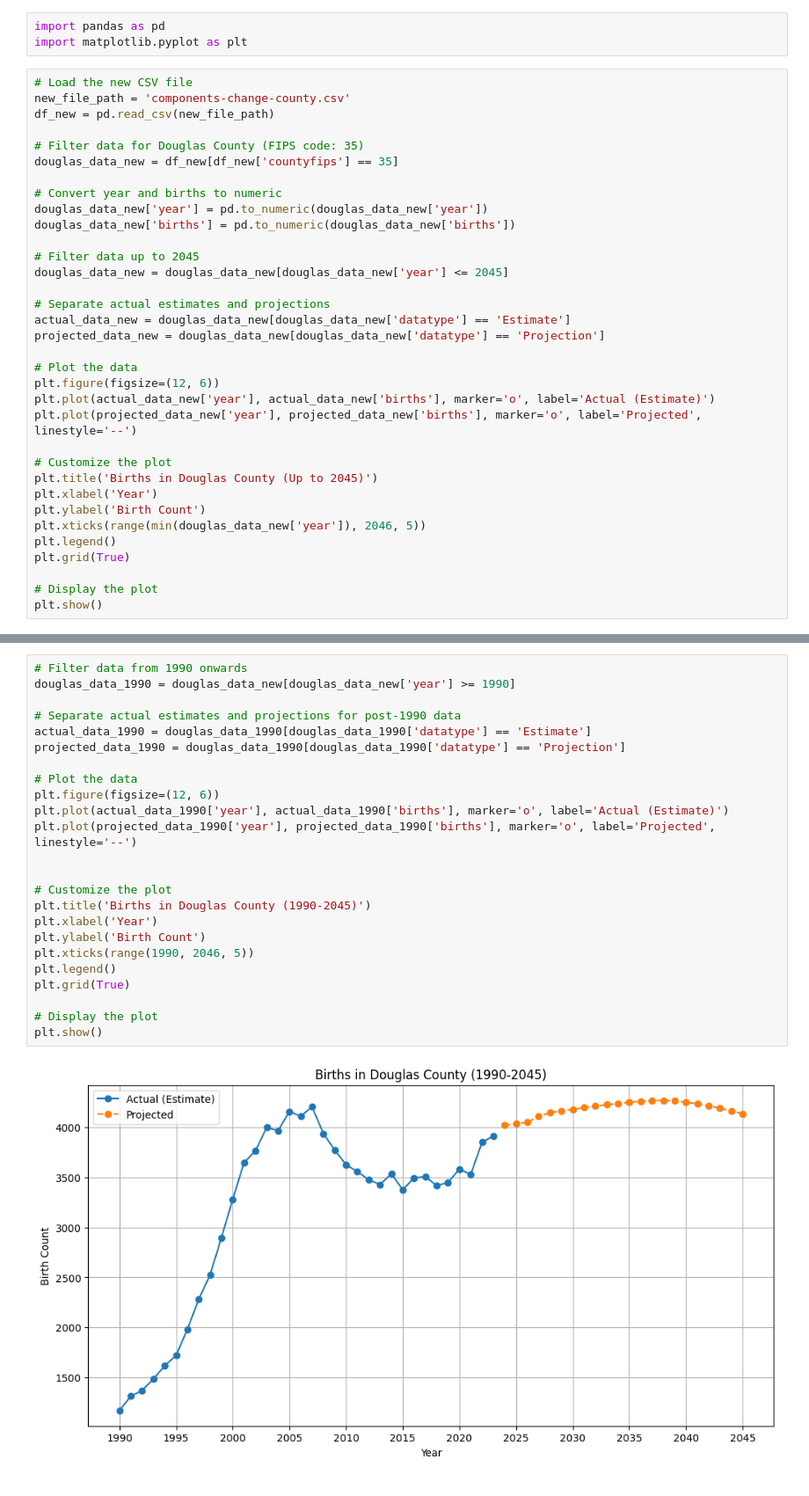
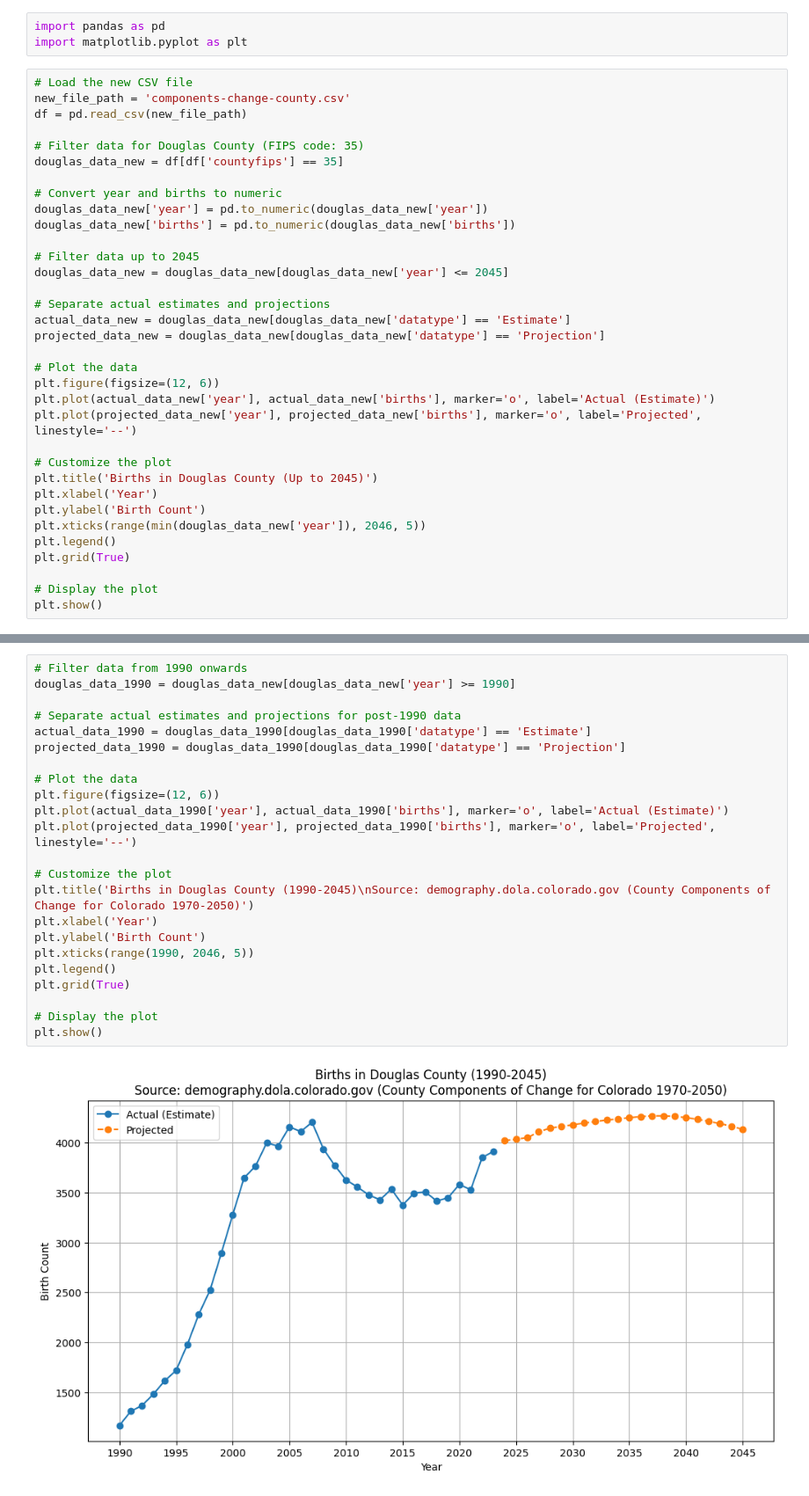
Before and after one commit to DavidNix/dougco-truth, a Jupyter notebook: analysis.ipynb, the cells around one changed output, grey strips where cells are left out. Shown: that part at 88% size. Drawn from its saved outputs; the diff is of its cells as text.

```diff
--- a/analysis.ipynb
+++ b/analysis.ipynb
@@ -4,10 +4,10 @@ import matplotlib.pyplot as plt
 # %%
 # Load the new CSV file
 new_file_path = 'components-change-county.csv'
-df_new = pd.read_csv(new_file_path)
+df = pd.read_csv(new_file_path)
 
 # Filter data for Douglas County (FIPS code: 35)
-douglas_data_new = df_new[df_new['countyfips'] == 35]
+douglas_data_new = df[df['countyfips'] == 35]
 
 # Convert year and births to numeric
 douglas_data_new['year'] = pd.to_numeric(douglas_data_new['year'])
@@ -50,26 +50,25 @@ See the caveats in the documentation: https://pandas.pydata.org/pandas-docs/stab
 # %%
 # Filter data from 1990 onwards
 douglas_data_1990 = douglas_data_new[douglas_data_new['year'] >= 1990]
 
 # Separate actual estimates and projections for post-1990 data
 actual_data_1990 = douglas_data_1990[douglas_data_1990['datatype'] == 'Estimate']
 projected_data_1990 = douglas_data_1990[douglas_data_1990['datatype'] == 'Projection']
 
 # Plot the data
 plt.figure(figsize=(12, 6))
 plt.plot(actual_data_1990['year'], actual_data_1990['births'], marker='o', label='Actual (Estimate)')
 plt.plot(projected_data_1990['year'], projected_data_1990['births'], marker='o', label='Projected', linestyle='--')
 
-
 # Customize the plot
-plt.title('Births in Douglas County (1990-2045)')
+plt.title('Births in Douglas County (1990-2045)\nSource: demography.dola.colorado.gov (County Components of Change for Colorado 1970-2050)')
 plt.xlabel('Year')
 plt.ylabel('Birth Count')
 plt.xticks(range(1990, 2046, 5))
 plt.legend()
 plt.grid(True)
 
 # Display the plot
 plt.show()
 # %% [output]
-[figure, old version]
+[figure, new version]
```
Also changed, not shown: parts of 3 cells of this notebook.
